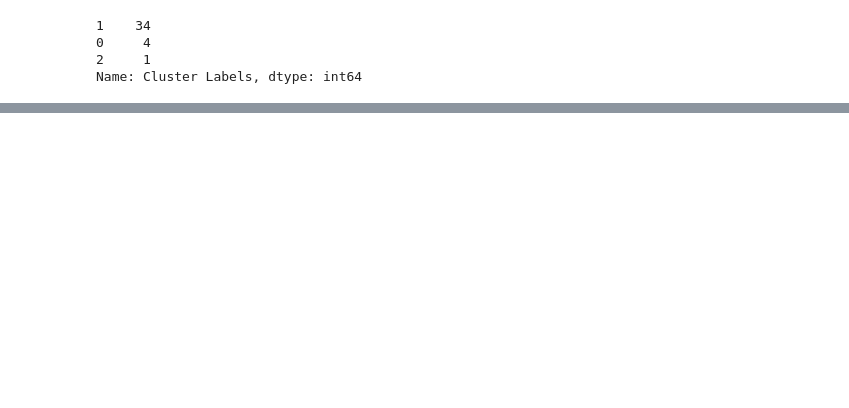
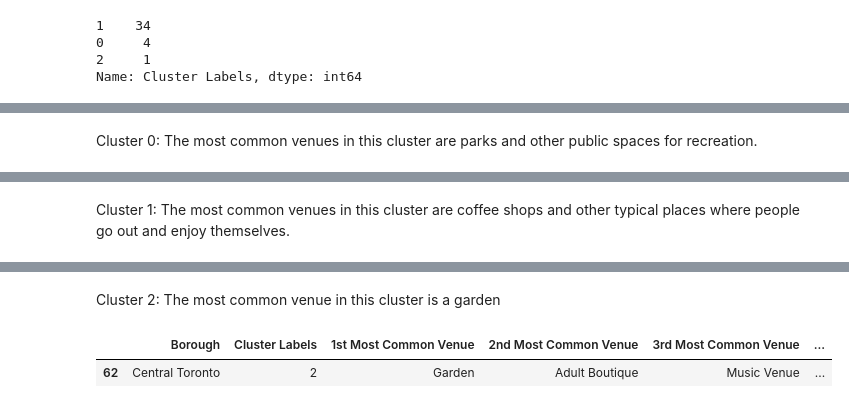
Before and after one commit to mngodschalx/Coursera_Capstone, a Jupyter notebook: Segmenting and Clustering Neighborhoods in Toronto.ipynb, the cells around one changed output, grey strips where cells are left out. Saved outputs shown, nothing was run; the diff lists cells and outputs as text; code cells hidden in the pictures; blank space fills up the shorter version.

```diff
--- a/Segmenting and Clustering Neighborhoods in Toronto.ipynb
+++ b/Segmenting and Clustering Neighborhoods in Toronto.ipynb
@@ -320,7 +320,7 @@ def return_most_common_venues(row, num_top_venues):
 3  Japanese Restaurant  0.06
 4            Bookstore  0.06
 # %%
-num_top_venues = 5
+num_top_venues = 10
 
 indicators = ['st', 'nd', 'rd']
 
@@ -415,6 +417,8 @@ for lat, lon, poi, cluster in zip(toronto_merged['Latitude'], toronto_merged['Lo
 map_clusters
 # %% [output]
 [interactive output not drawn]
+# %% [markdown]
+Cluster 0: The most common venues in this cluster are parks and other public spaces for recreation.
 # %%
 toronto_merged.loc[toronto_merged['Cluster Labels'] == 0, toronto_merged.columns[[1] + list(range(5, toronto_merged.shape[1]))]]
 # %% [output]
@@ -423,6 +427,8 @@ toronto_merged.loc[toronto_merged['Cluster Labels'] == 0, toronto_merged.columns
 | 61 | Central Toronto | 0 | Park | Swim School | Dim Sum Restaurant | ... |
 | 83 | Central Toronto | 0 | Park | Adult Boutique | Museum | ... |
 | 91 | Downtown Toronto | 0 | Park | Playground | Trail | ... |
+# %% [markdown]
+Cluster 1: The most common venues in this cluster are coffee shops and other typical places where people go out and enjoy themselves.
 # %%
 toronto_merged.loc[toronto_merged['Cluster Labels'] == 1, toronto_merged.columns[[1] + list(range(5, toronto_merged.shape[1]))]]
 # %% [output]
@@ -443,3 +449,10 @@ toronto_merged.loc[toronto_merged['Cluster Labels'] == 1, toronto_merged.columns
 | 97 | Downtown Toronto | 1 | Coffee Shop | Café | Hotel | ... |
 | 99 | Downtown Toronto | 1 | Japanese Restaurant | Coffee Shop | Sushi Restaurant | ... |
 | 100 | East Toronto Business | 1 | Light Rail Station | Yoga Studio | Spa | ... |
+# %% [markdown]
+Cluster 2: The most common venue in this cluster is a garden
+# %%
+toronto_merged.loc[toronto_merged['Cluster Labels'] == 2, toronto_merged.columns[[1] + list(range(5, toronto_merged.shape[1]))]]
+# %% [output]
+|  | Borough | Cluster Labels | 1st Most Common Venue | 2nd Most Common Venue | 3rd Most Common Venue | ... |
+| 62 | Central Toronto | 2 | Garden | Adult Boutique | Music Venue | ... |
```
Also changed, not shown: parts of 7 cells of this notebook.
